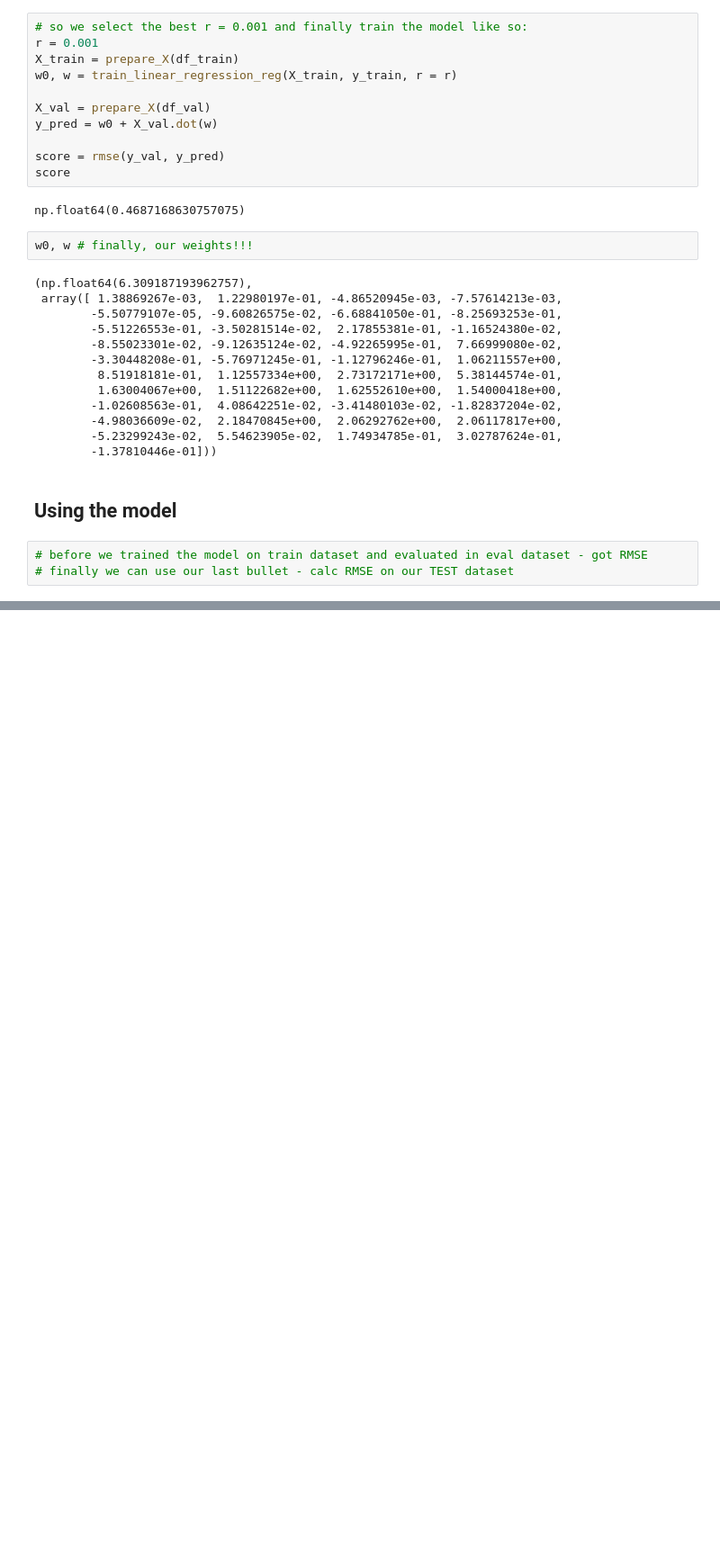
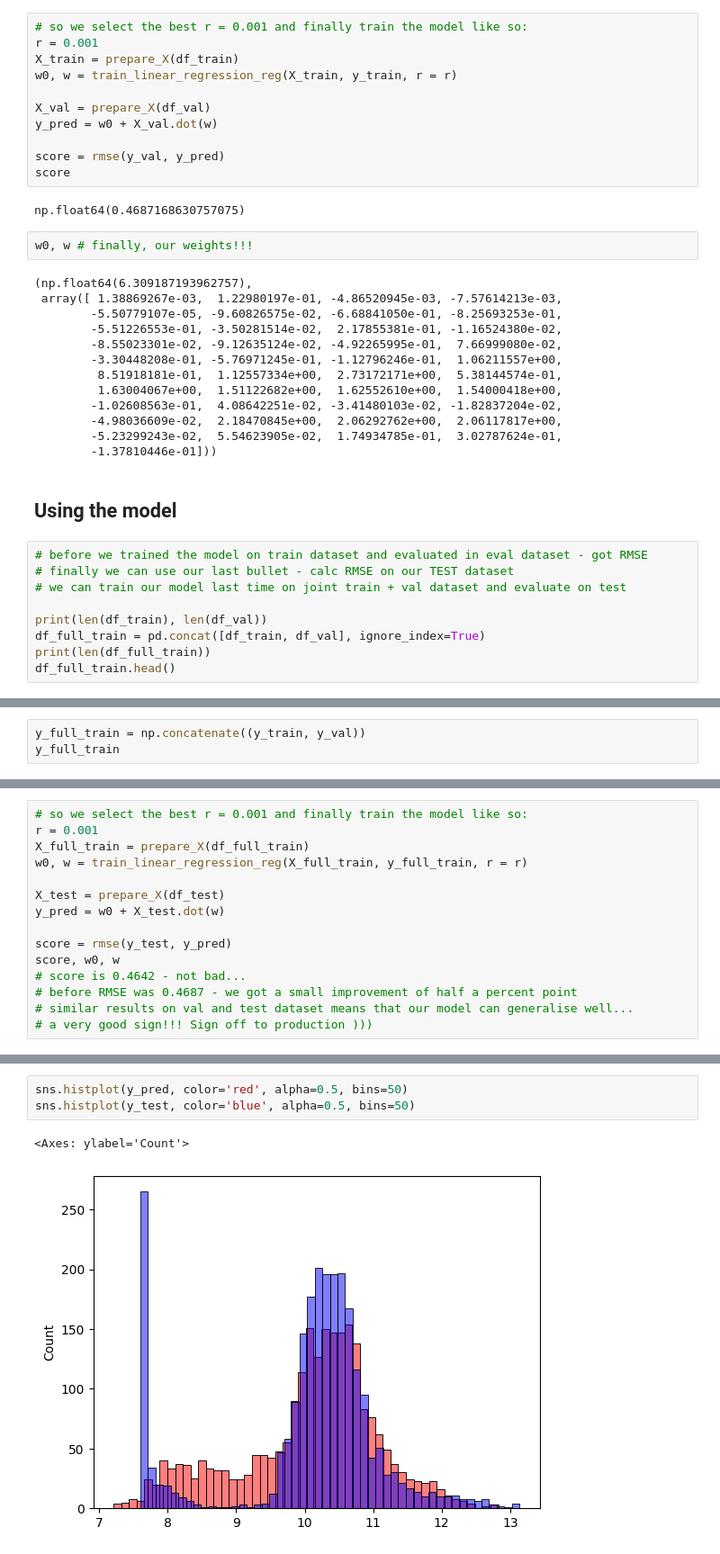
Before and after one commit to denis911/ML-zoomcamp-notebooks-modules-1-4, a Jupyter notebook: Kaggle_car_price.ipynb, the cells around one changed output, grey strips where cells are left out. Shown at 90% size. Saved outputs shown, nothing was run; the diff lists cells and outputs as text; blank space fills up the shorter version.

```diff
--- a/Kaggle_car_price.ipynb
+++ b/Kaggle_car_price.ipynb
@@ -1022,3 +1022,9 @@ w0, w # finally, our weights!!!
 # %%
 # before we trained the model on train dataset and evaluated in eval dataset - got RMSE
 # finally we can use our last bullet - calc RMSE on our TEST dataset
+# we can train our model last time on joint train + val dataset and evaluate on test
+
+print(len(df_train), len(df_val))
+df_full_train = pd.concat([df_train, df_val], ignore_index=True)
+print(len(df_full_train))
+df_full_train.head()
@@ -1024,0 +1040,3 @@ w0, w # finally, our weights!!!
+# %%
+y_full_train = np.concatenate((y_train, y_val))
+y_full_train
@@ -1024,0 +1046,15 @@ w0, w # finally, our weights!!!
+# %%
+# so we select the best r = 0.001 and finally train the model like so:
+r = 0.001
+X_full_train = prepare_X(df_full_train)
+w0, w = train_linear_regression_reg(X_full_train, y_full_train, r = r)
+
+X_test = prepare_X(df_test)
+y_pred = w0 + X_test.dot(w)
+
+score = rmse(y_test, y_pred)
+score, w0, w
+# score is 0.4642 - not bad...
+# before RMSE was 0.4687 - we got a small improvement of half a percent point
+# similar results on val and test dataset means that our model can generalise well...
+# a very good sign!!! Sign off to production )))
@@ -1024,0 +1075,6 @@ w0, w # finally, our weights!!!
+# %%
+sns.histplot(y_pred, color='red', alpha=0.5, bins=50)
+sns.histplot(y_test, color='blue', alpha=0.5, bins=50)
+# %% [output]
+<Axes: ylabel='Count'>
+[figure, added]
```
Also changed, not shown: parts of 12 cells of this notebook.
